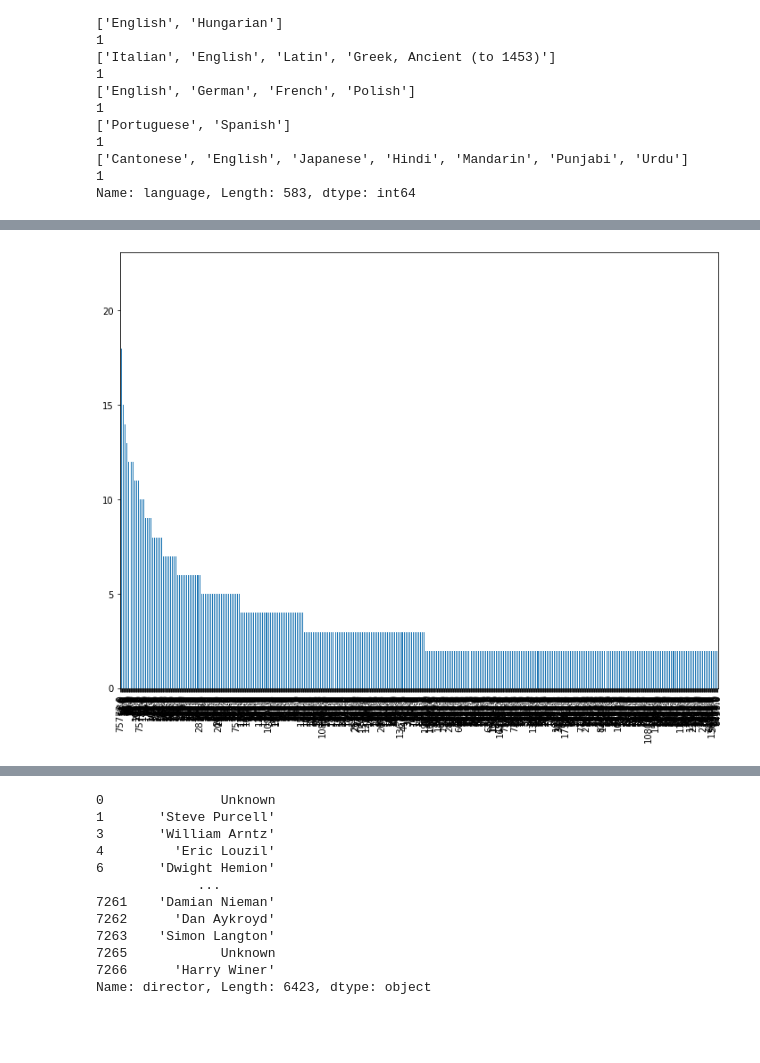
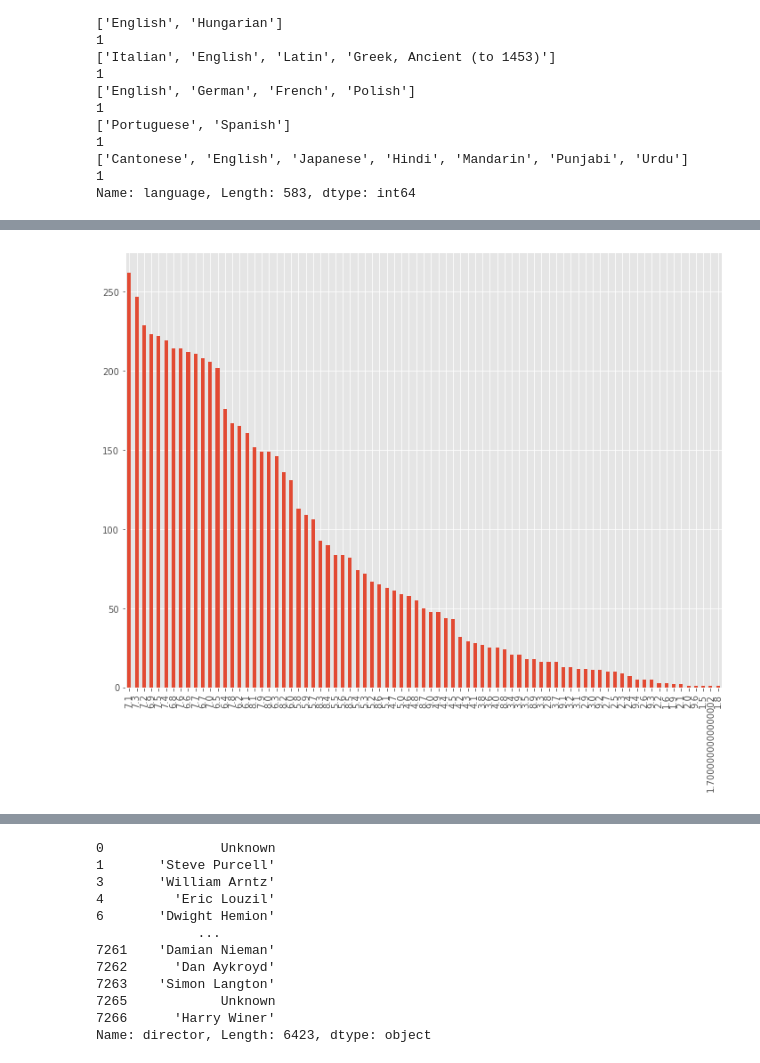
Before and after one commit to aiolii63/Netflix-Movie-Database, a Jupyter notebook: Code/netflix.ipynb, the cells around one changed output, grey strips where cells are left out. Saved outputs shown, nothing was run; the diff lists cells and outputs as text; code cells hidden in the pictures; blank space fills up the shorter version.

```diff
--- a/Code/netflix.ipynb
+++ b/Code/netflix.ipynb
@@ -783,6 +564,7 @@ plt.show()
 # %%
-runtime = df.runtime.value_counts().nlargest(n=100)
+vote = df.vote.value_counts().nlargest(n=1000)
 fig, ax = plt.subplots(figsize=(12, 9))
-runtime.plot.bar()
+plt.style.use('ggplot')
+vote.plot.bar()
 plt.show()
 # %% [output]
@@ -790,7 +572,8 @@ plt.show()
 # %%
-vote = df.vote.value_counts().nlargest(n=1000)
+rating = df.rating.value_counts().nlargest(n=1000)
 fig, ax = plt.subplots(figsize=(12, 9))
-vote.plot.bar()
+plt.style.use('ggplot')
+rating.plot.bar()
 plt.show()
 # %% [output]
-[figure, old version]
+[figure, new version]
```
Also changed, not shown: parts of 59 cells of this notebook.
